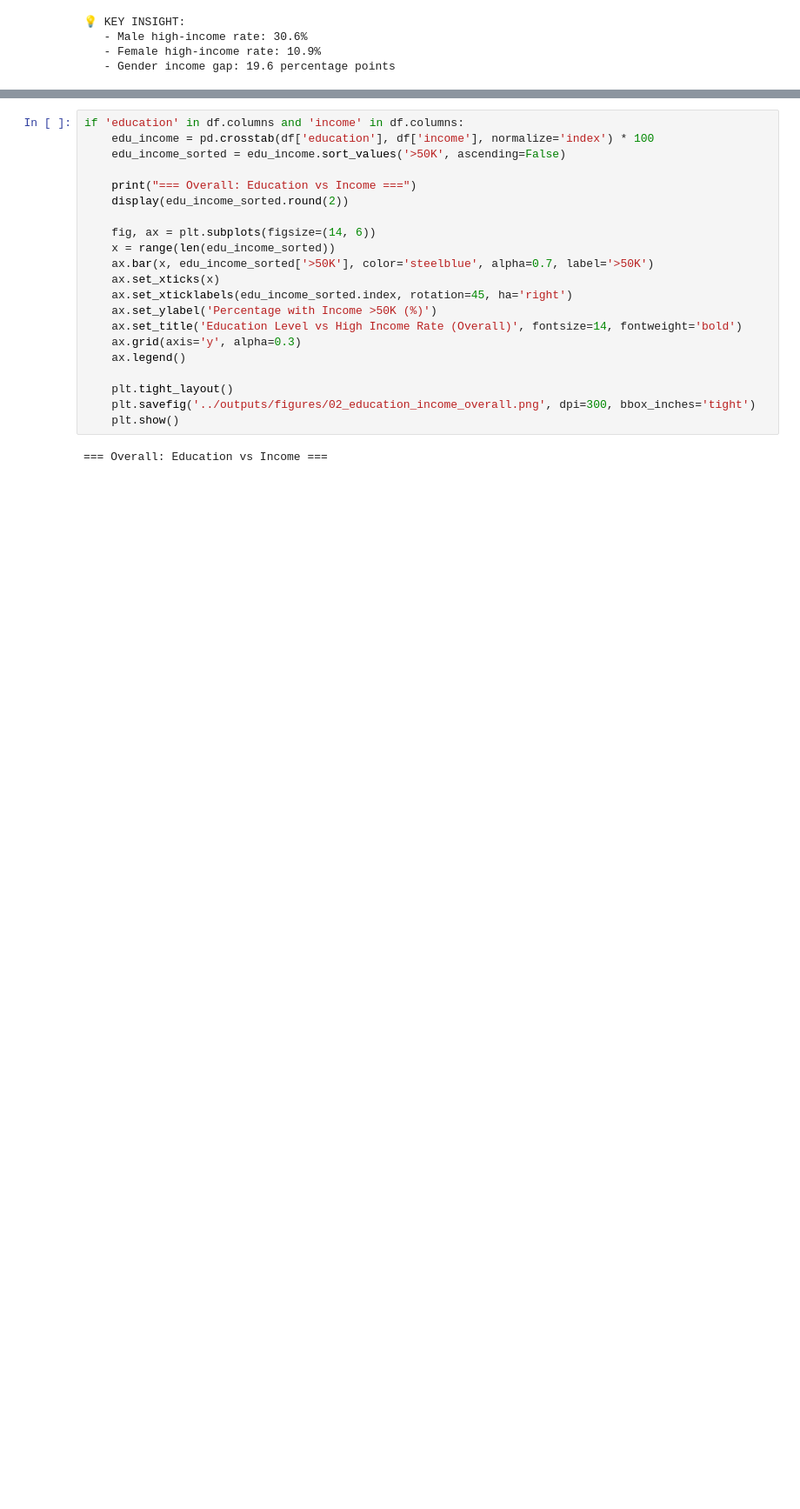
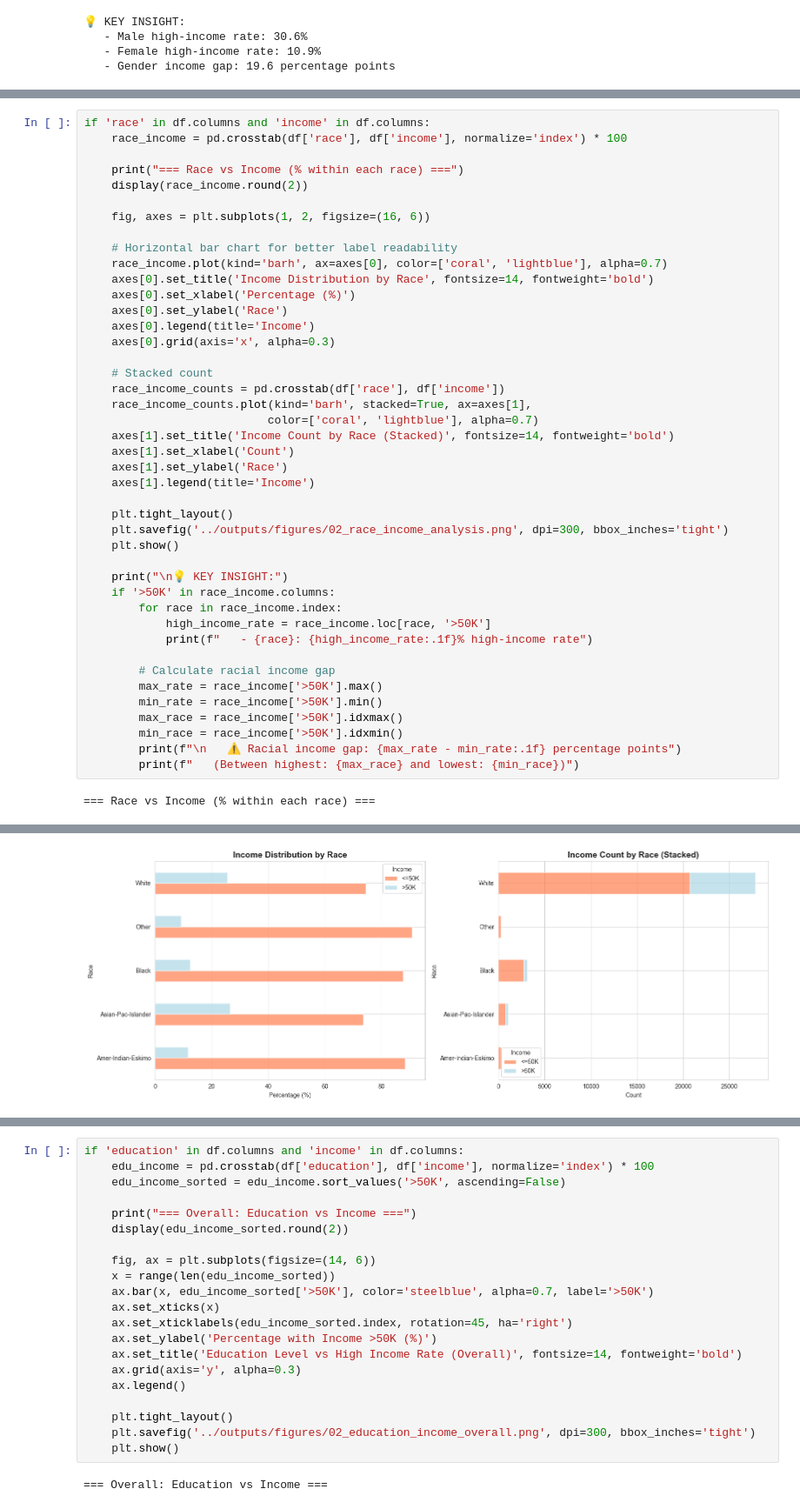
Before and after one commit to syzhang622/adult_income, a Jupyter notebook: notebooks/02_exploratory_data_analysis.ipynb, the cells around one changed output, grey strips where cells are left out. Shown at 87% size. Drawn from its saved outputs; the diff is of its cells as text; blank space fills up the shorter version.

```diff
--- a/notebooks/02_exploratory_data_analysis.ipynb
+++ b/notebooks/02_exploratory_data_analysis.ipynb
@@ -224,0 +240,45 @@ if 'sex' in df.columns and 'income' in df.columns:
+# %%
+if 'race' in df.columns and 'income' in df.columns:
+    race_income = pd.crosstab(df['race'], df['income'], normalize='index') * 100
+
+    print("=== Race vs Income (% within each race) ===")
+    display(race_income.round(2))
+
+    fig, axes = plt.subplots(1, 2, figsize=(16, 6))
+
+    # Horizontal bar chart for better label readability
+    race_income.plot(kind='barh', ax=axes[0], color=['coral', 'lightblue'], alpha=0.7)
+    axes[0].set_title('Income Distribution by Race', fontsize=14, fontweight='bold')
+    axes[0].set_xlabel('Percentage (%)')
+    axes[0].set_ylabel('Race')
+    axes[0].legend(title='Income')
+    axes[0].grid(axis='x', alpha=0.3)
+
+    # Stacked count
+    race_income_counts = pd.crosstab(df['race'], df['income'])
+    race_income_counts.plot(kind='barh', stacked=True, ax=axes[1],
+                           color=['coral', 'lightblue'], alpha=0.7)
+    axes[1].set_title('Income Count by Race (Stacked)', fontsize=14, fontweight='bold')
+    axes[1].set_xlabel('Count')
+    axes[1].set_ylabel('Race')
+    axes[1].legend(title='Income')
+
+    plt.tight_layout()
+    plt.savefig('../outputs/figures/02_race_income_analysis.png', dpi=300, bbox_inches='tight')
+    plt.show()
+
+    print("\n💡 KEY INSIGHT:")
+    if '>50K' in race_income.columns:
+        for race in race_income.index:
+            high_income_rate = race_income.loc[race, '>50K']
+            print(f"   - {race}: {high_income_rate:.1f}% high-income rate")
+
+        # Calculate racial income gap
+        max_rate = race_income['>50K'].max()
+        min_rate = race_income['>50K'].min()
+        max_race = race_income['>50K'].idxmax()
+        min_race = race_income['>50K'].idxmin()
+        print(f"\n   ⚠️ Racial income gap: {max_rate - min_rate:.1f} percentage points")
+        print(f"   (Between highest: {max_race} and lowest: {min_race})")
+# %% [output]
+=== Race vs Income (% within each race) ===
@@ -224,0 +292 @@ if 'sex' in df.columns and 'income' in df.columns:
+[figure, added]
```
Also changed, not shown: parts of 12 cells of this notebook, 21 other files.
